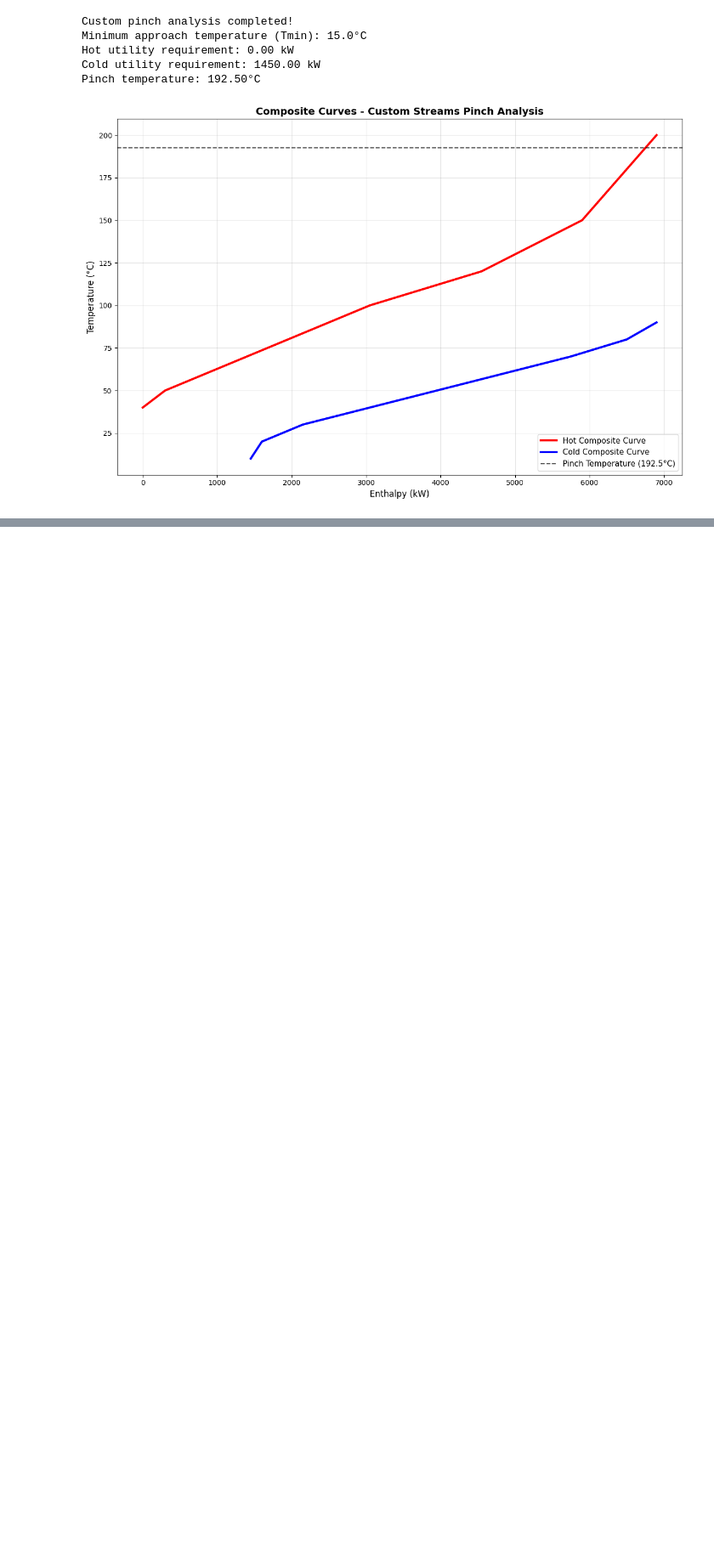
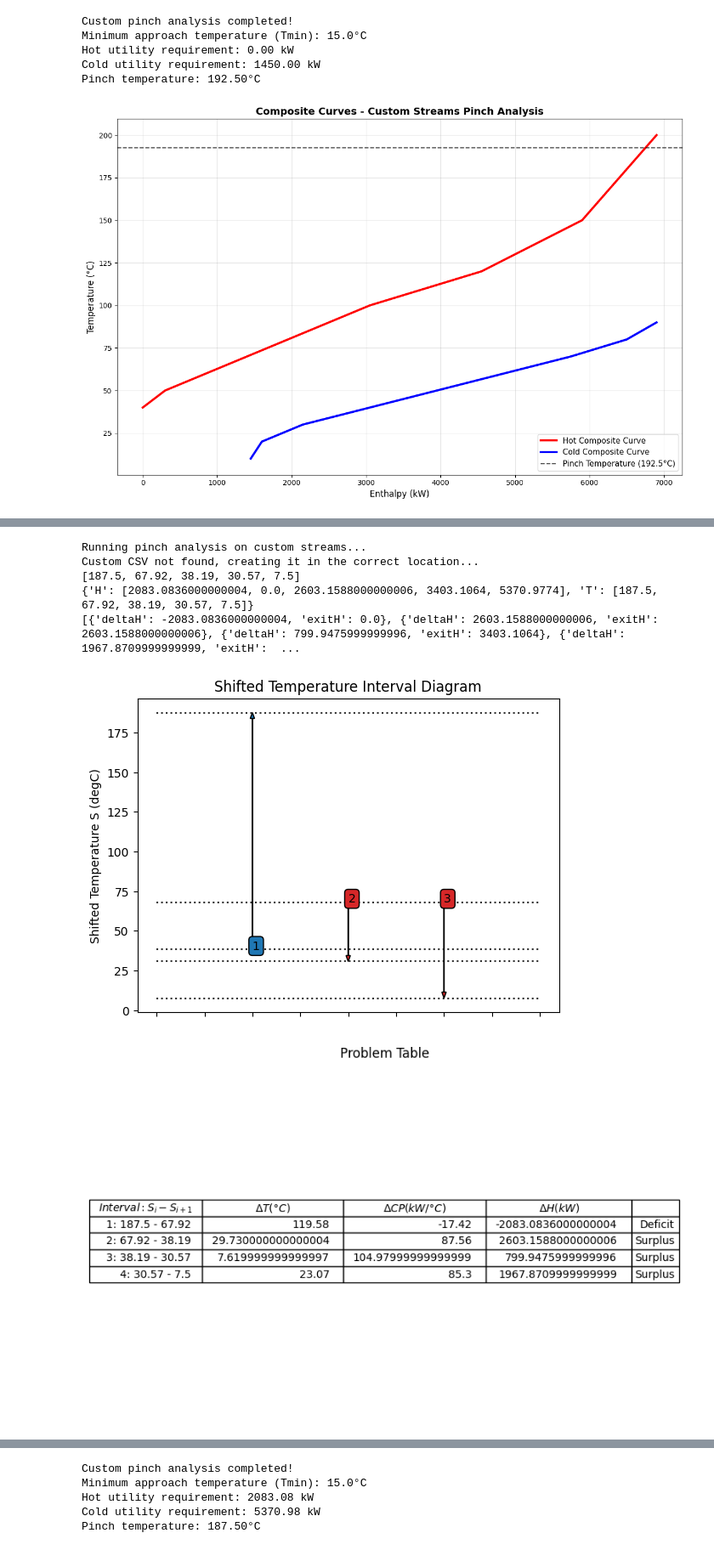
Before and after one commit to zapataunipaderborn/heattransplan_app, a Jupyter notebook: pinch_tool/pinch_analysis_notebook.ipynb, the cells around one changed output, grey strips where cells are left out. Shown at 85% size. Drawn from its saved outputs; the diff is of its cells as text; code cells hidden in the pictures; blank space fills up the shorter version.

```diff
--- a/pinch_tool/pinch_analysis_notebook.ipynb
+++ b/pinch_tool/pinch_analysis_notebook.ipynb
@@ -400,0 +409,69 @@ Pinch temperature: 192.50°C
+# %%
+# Run pinch analysis on custom data
+print("Running pinch analysis on custom streams...")
+
+# Ensure the folder exists
+os.makedirs("InputCSVs", exist_ok=True)
+
+custom_csv_path = 'InputCSVs/custom_streams_2.csv'
+
+print("Custom CSV not found, creating it in the correct location...")
+# Recreate the custom streams directly in the InputCSVs folder
+custom_streams = [
+    ['Tmin', '15'],  # Minimum approach temperature
+    ['CP', 'TSUPPLY', 'TTARGET'],  # Headers
+    ['17.42', '30.69', '180'],   # Hot stream 1
+    ['19.68', '75.42', '38.07'], # Hot stream 2
+    ['85.3', '75.42', '15'],     # Hot stream 3
+]
+
+with open(custom_csv_path, 'w', newline='') as file:
+    writer = csv.writer(file)
+    writer.writerows(custom_streams)
+
+custom_pinch = Pinchmain('InputCSVs/custom_streams_2.csv', options={'draw'})
+
+# Solve the pinch problem
+custom_pinch.solvePinch(localisation='DE')
+
+print("Custom pinch analysis completed!")
+print(f"Minimum approach temperature (Tmin): {custom_pinch.PinchAnalyse.tmin}°C")
+print(f"Hot utility requirement: {custom_pinch.PinchAnalyse.hotUtility:.2f} kW")
+print(f"Cold utility requirement: {custom_pinch.PinchAnalyse.coldUtility:.2f} kW")
+print(f"Pinch temperature: {custom_pinch.PinchAnalyse.pinchTemperature:.2f}°C")
+
+# Plot the results
+plt.figure(figsize=(12, 8))
+
+# Plot hot composite curve
+hot_T = custom_pinch.PinchAnalyse.compositeDiagram['hot']['T']
+hot_H = custom_pinch.PinchAnalyse.compositeDiagram['hot']['H']
+plt.plot(hot_H, hot_T, 'r-', linewidth=3, label='Hot Composite Curve')
+
+# Plot cold composite curve
+cold_T = custom_pinch.PinchAnalyse.compositeDiagram['cold']['T']
+cold_H = custom_pinch.PinchAnalyse.compositeDiagram['cold']['H']
+plt.plot(cold_H, cold_T, 'b-', linewidth=3, label='Cold Composite Curve')
+
+# Plot pinch point
+plt.axhline(y=custom_pinch.PinchAnalyse.pinchTemperature,
+            color='k', linestyle='--', alpha=0.7,
+            label=f'Pinch Temperature ({custom_pinch.PinchAnalyse.pinchTemperature:.1f}°C)')
+
+# Formatting
+plt.xlabel('Enthalpy (kW)', fontsize=12)
+plt.ylabel('Temperature (°C)', fontsize=12)
+plt.title('Composite Curves - Custom Streams Pinch Analysis', fontsize=14, fontweight='bold')
+plt.legend(fontsize=11)
+plt.grid(True, alpha=0.3)
+plt.tight_layout()
+
+plt.show()
+# %% [output]
+Running pinch analysis on custom streams...
+Custom CSV not found, creating it in the correct location...
+[187.5, 67.92, 38.19, 30.57, 7.5]
+{'H': [2083.0836000000004, 0.0, 2603.1588000000006, 3403.1064, 5370.9774], 'T': [187.5, 67.92, 38.19, 30.57, 7.5]}
+[{'deltaH': -2083.0836000000004, 'exitH': 0.0}, {'deltaH': 2603.1588000000006, 'exitH': 2603.1588000000006}, {'deltaH': 799.9475999999996, 'exitH': 3403.1064}, {'deltaH': 1967.8709999999999, 'exitH':  ...
+[figure, added]
+[figure, added]
@@ -400,0 +482,5 @@ Pinch temperature: 192.50°C
+Custom pinch analysis completed!
+Minimum approach temperature (Tmin): 15.0°C
+Hot utility requirement: 2083.08 kW
+Cold utility requirement: 5370.98 kW
+Pinch temperature: 187.50°C
```
Also changed, not shown: parts of 3 cells of this notebook, 2 other files.
